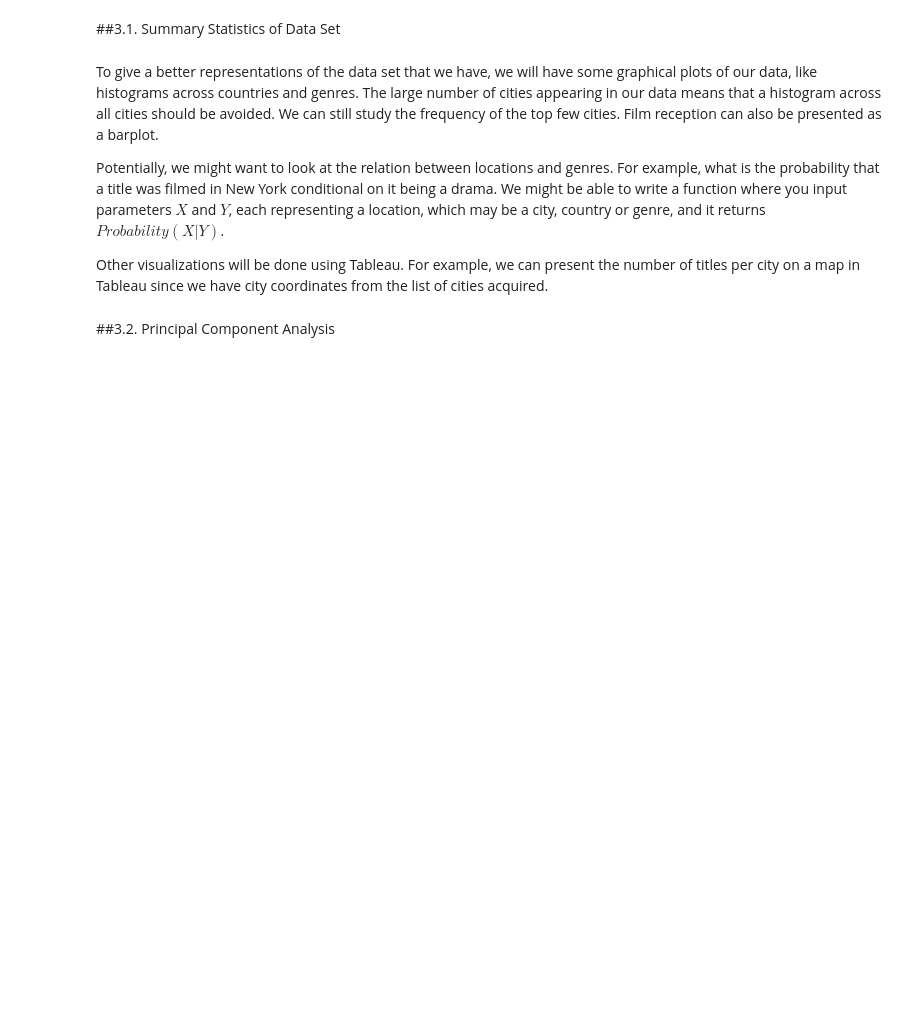
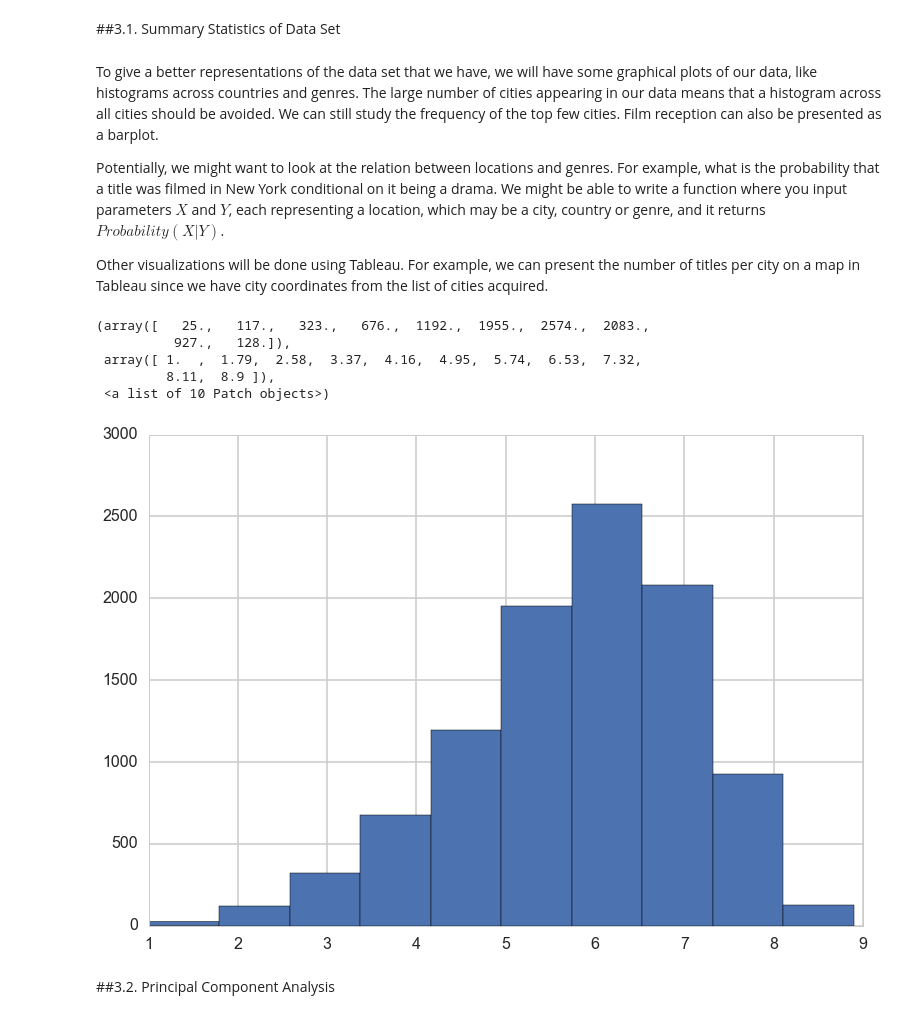
Before and after one commit to zhiqianseah/CS109finalproj, a Jupyter notebook: Project Write Up.ipynb, the cells around one changed output. Drawn from its saved outputs; the diff is of its cells as text; code cells hidden in the pictures; blank space fills up the shorter version.

```diff
--- a/Project Write Up.ipynb
+++ b/Project Write Up.ipynb
@@ -41,0 +132,9 @@ However, preliminary tests concluded that the computational demands of this appr
+# %%
+Xsampleddf = pd.DataFrame()
+#create a column for each city, and set to true if that row contains that city
+for place in places3:
+        Xsampleddf[place] = [place in location for location in newdf_boolean_sampled.separated_cities]
+for genre in genres3:
+        Xsampleddf[genre] = [genre in genre_entries for genre_entries in newdf_boolean_sampled.genre]
+# %%
+Xsampleddf = Xsampleddf.astype(int)
@@ -41,0 +179,3 @@ However, preliminary tests concluded that the computational demands of this appr
+# %%
+newdf_boolean_sampled = newdf_boolean_sampled.reset_index()
+newdf_boolean_sampled["user_ratings"].head()
@@ -41,0 +189,4 @@ However, preliminary tests concluded that the computational demands of this appr
+# %%
+statsdf = pd.DataFrame()
+statsdf = pd.concat([newdf_boolean_sampled["user_ratings"], Xsampleddf], axis=1)
+statsdf.head()
@@ -49,6 +212,15 @@ To give a better representations of the data set that we have, we will have some
 Potentially, we might want to look at the relation between locations and genres. For example, what is the probability that a title was filmed in New York conditional on it being a drama. We might be able to write a function where you input parameters $X$ and $Y$, each representing a location, which may be a city, country or genre, and it returns $Probability(X|Y)$.
 
 Other visualizations will be done using Tableau. For example, we can present the number of titles per city on a map in Tableau since we have city coordinates from the list of cities acquired.
+# %%
+plt.hist(statsdf.user_ratings)
+# %% [output]
+(array([   25.,   117.,   323.,   676.,  1192.,  1955.,  2574.,  2083.,
+          927.,   128.]),
+ array([ 1.  ,  1.79,  2.58,  3.37,  4.16,  4.95,  5.74,  6.53,  7.32,
+         8.11,  8.9 ]),
+ <a list of 10 Patch objects>)
+[figure, added]
 # %% [markdown]
 ##3.2. Principal Component Analysis
 # %% [markdown]
```
Also changed, not shown: parts of 37 cells of this notebook.
